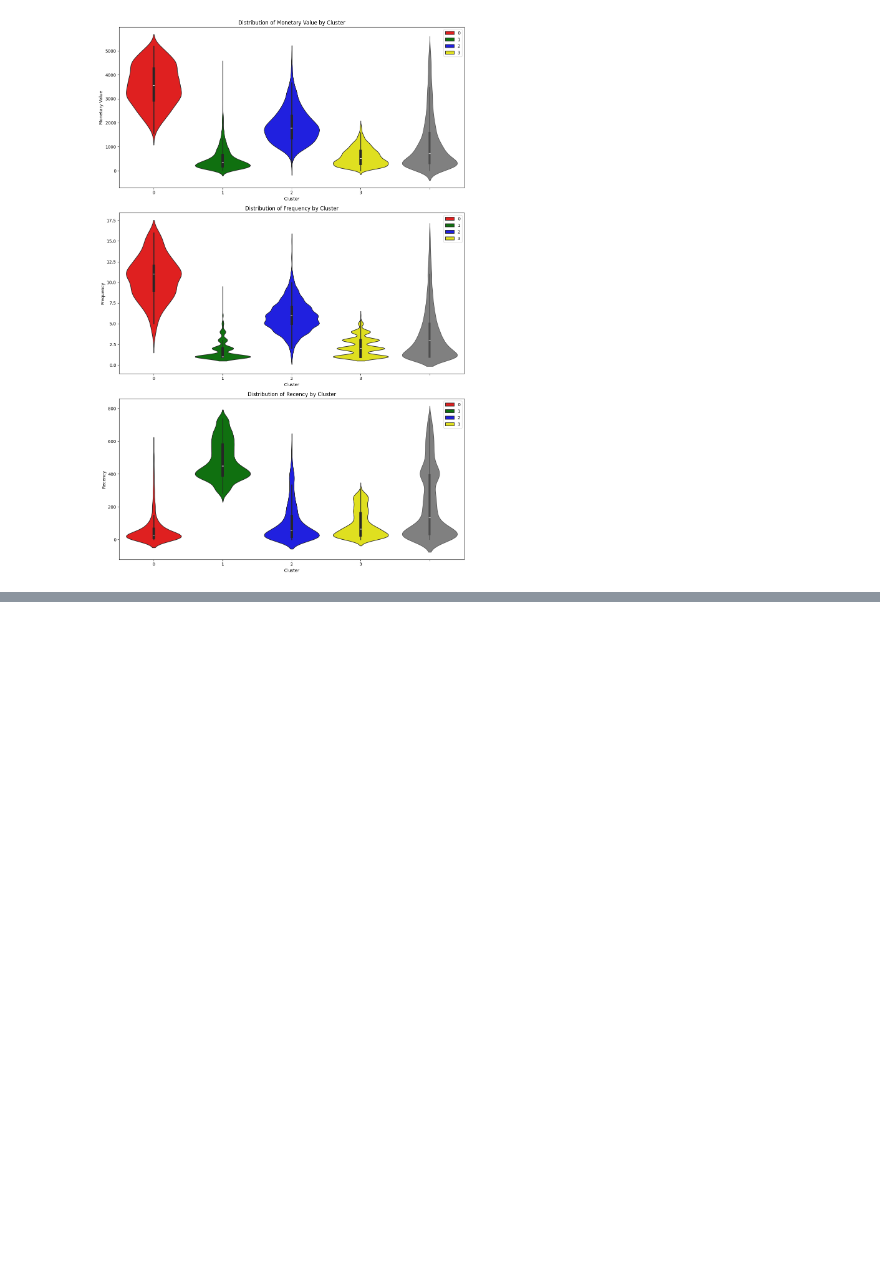
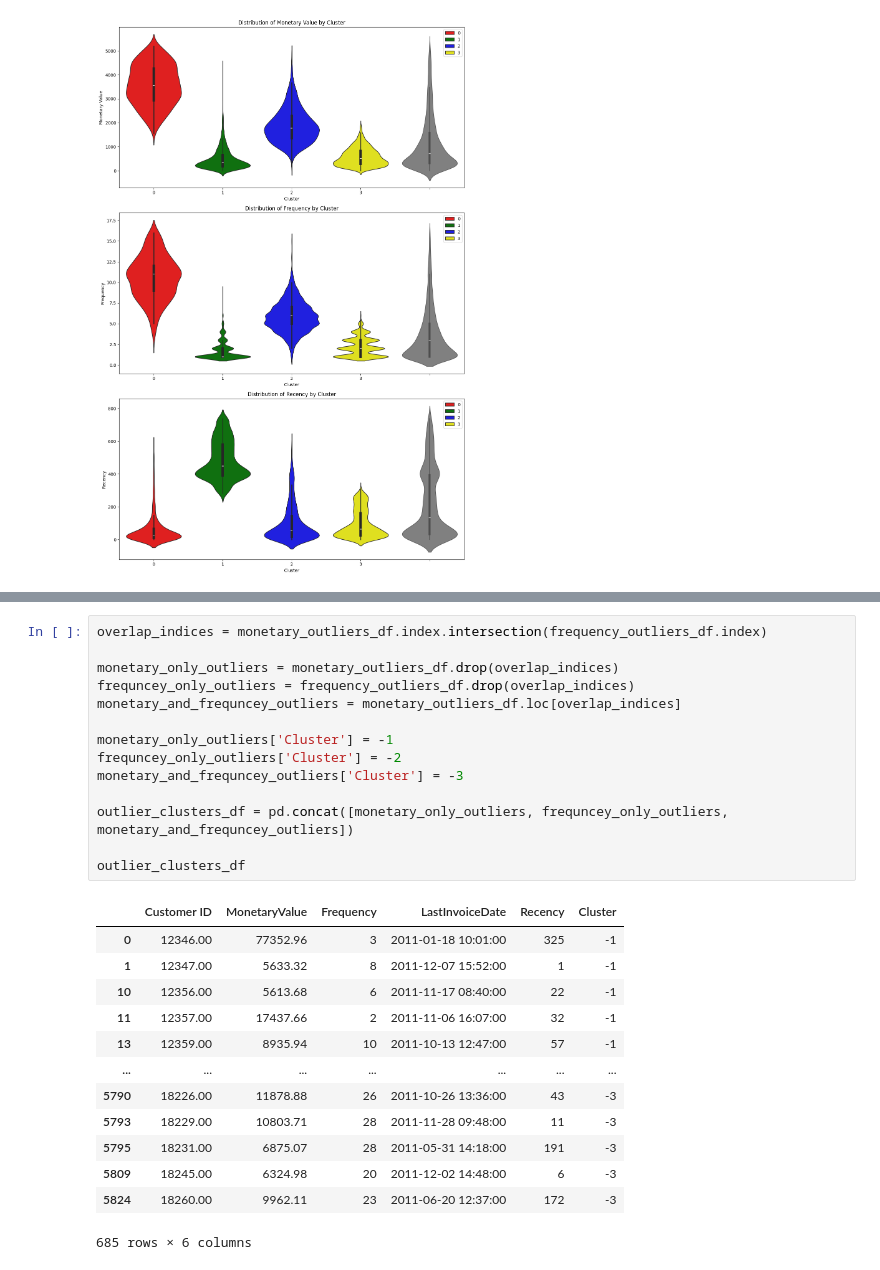
Before and after one commit to salim928/Customer-sentiment-with-kMeans, a Jupyter notebook: Customer_sentiment_with_kMeans.ipynb, the cells around one changed output, grey strips where cells are left out. Saved outputs shown, nothing was run; the diff lists cells and outputs as text; blank space fills up the shorter version.

```diff
--- a/Customer_sentiment_with_kMeans.ipynb
+++ b/Customer_sentiment_with_kMeans.ipynb
@@ -1056,0 +1055,28 @@ fig.show()
+# %%
+overlap_indices = monetary_outliers_df.index.intersection(frequency_outliers_df.index)
+
+monetary_only_outliers = monetary_outliers_df.drop(overlap_indices)
+frequncey_only_outliers = frequency_outliers_df.drop(overlap_indices)
+monetary_and_frequncey_outliers = monetary_outliers_df.loc[overlap_indices]
+
+monetary_only_outliers['Cluster'] = -1
+frequncey_only_outliers['Cluster'] = -2
+monetary_and_frequncey_outliers['Cluster'] = -3
+
+outlier_clusters_df = pd.concat([monetary_only_outliers, frequncey_only_outliers, monetary_and_frequncey_outliers])
+
+outlier_clusters_df
+# %% [output]
+|  | Customer ID | MonetaryValue | Frequency | LastInvoiceDate | Recency | Cluster |
+| 0 | 12346.00 | 77352.96 | 3 | 2011-01-18 10:01:00 | 325 | -1 |
+| 1 | 12347.00 | 5633.32 | 8 | 2011-12-07 15:52:00 | 1 | -1 |
+| 10 | 12356.00 | 5613.68 | 6 | 2011-11-17 08:40:00 | 22 | -1 |
+| 11 | 12357.00 | 17437.66 | 2 | 2011-11-06 16:07:00 | 32 | -1 |
+| 13 | 12359.00 | 8935.94 | 10 | 2011-10-13 12:47:00 | 57 | -1 |
+| ... | ... | ... | ... | ... | ... | ... |
+| 5790 | 18226.00 | 11878.88 | 26 | 2011-10-26 13:36:00 | 43 | -3 |
+| 5793 | 18229.00 | 10803.71 | 28 | 2011-11-28 09:48:00 | 11 | -3 |
+| 5795 | 18231.00 | 6875.07 | 28 | 2011-05-31 14:18:00 | 191 | -3 |
+| 5809 | 18245.00 | 6324.98 | 20 | 2011-12-02 14:48:00 | 6 | -3 |
+| 5824 | 18260.00 | 9962.11 | 23 | 2011-06-20 12:37:00 | 172 | -3 |
+685 rows × 6 columns
```
Also changed, not shown: parts of 10 cells of this notebook.
